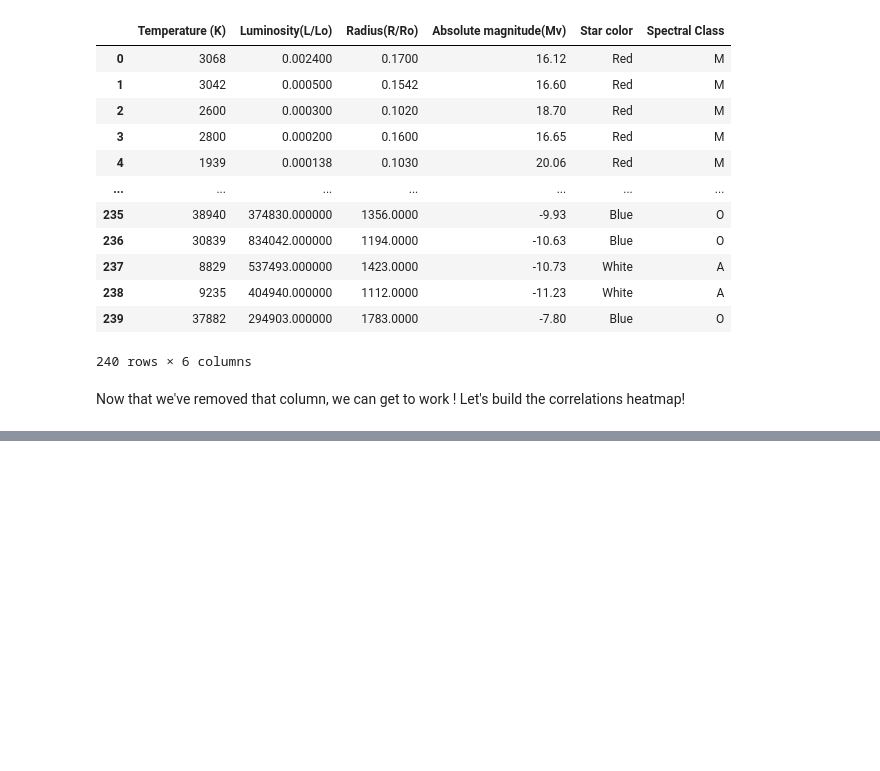
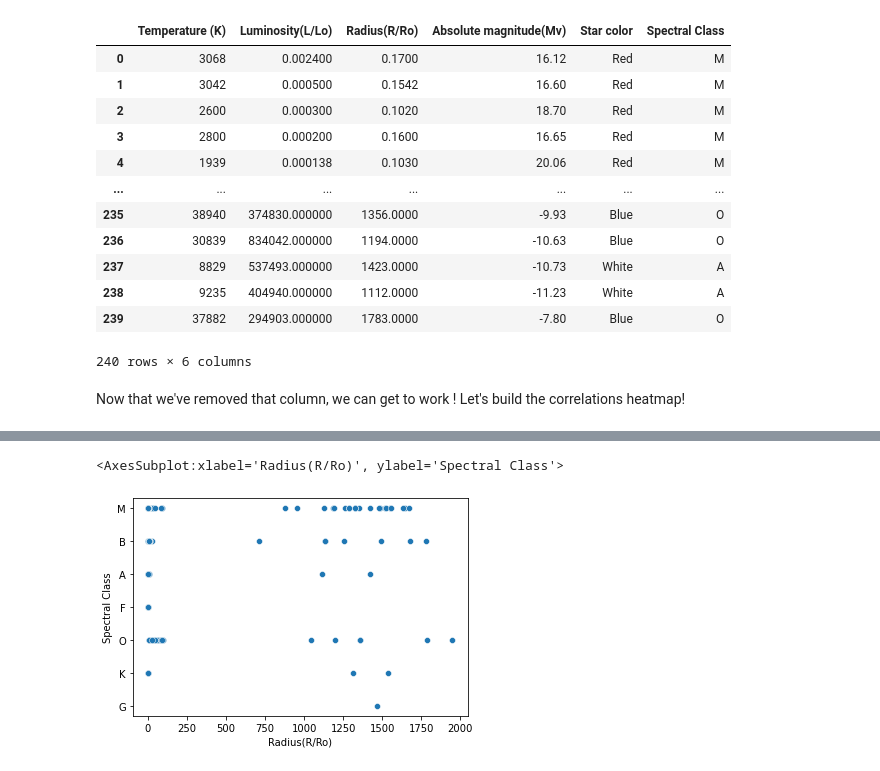
Before and after one commit to GoofyGalaxy374/StarTypeClassifier, a Jupyter notebook: Notebook/StarsClassifierNotebook.ipynb, the cells around one changed output, grey strips where cells are left out. Drawn from its saved outputs; the diff is of its cells as text; code cells hidden in the pictures; blank space fills up the shorter version.

```diff
--- a/Notebook/StarsClassifierNotebook.ipynb
+++ b/Notebook/StarsClassifierNotebook.ipynb
@@ -49,0 +67,5 @@ b
+# %%
+sns.scatterplot(Dataset_StarType_Dropped['Radius(R/Ro)'], Dataset_StarType_Dropped['Spectral Class'])
+# %% [output]
+<AxesSubplot:xlabel='Radius(R/Ro)', ylabel='Spectral Class'>
+[figure, added]
```
Also changed, not shown: parts of 7 cells of this notebook.
